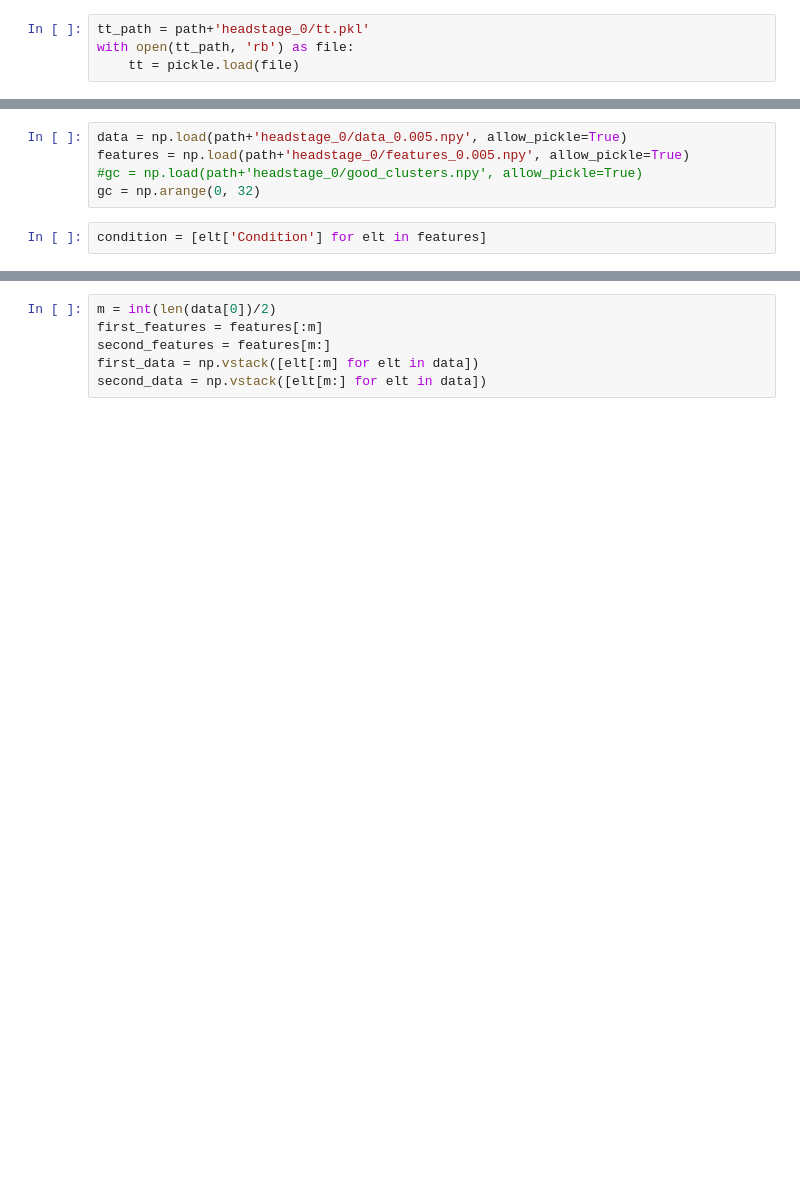
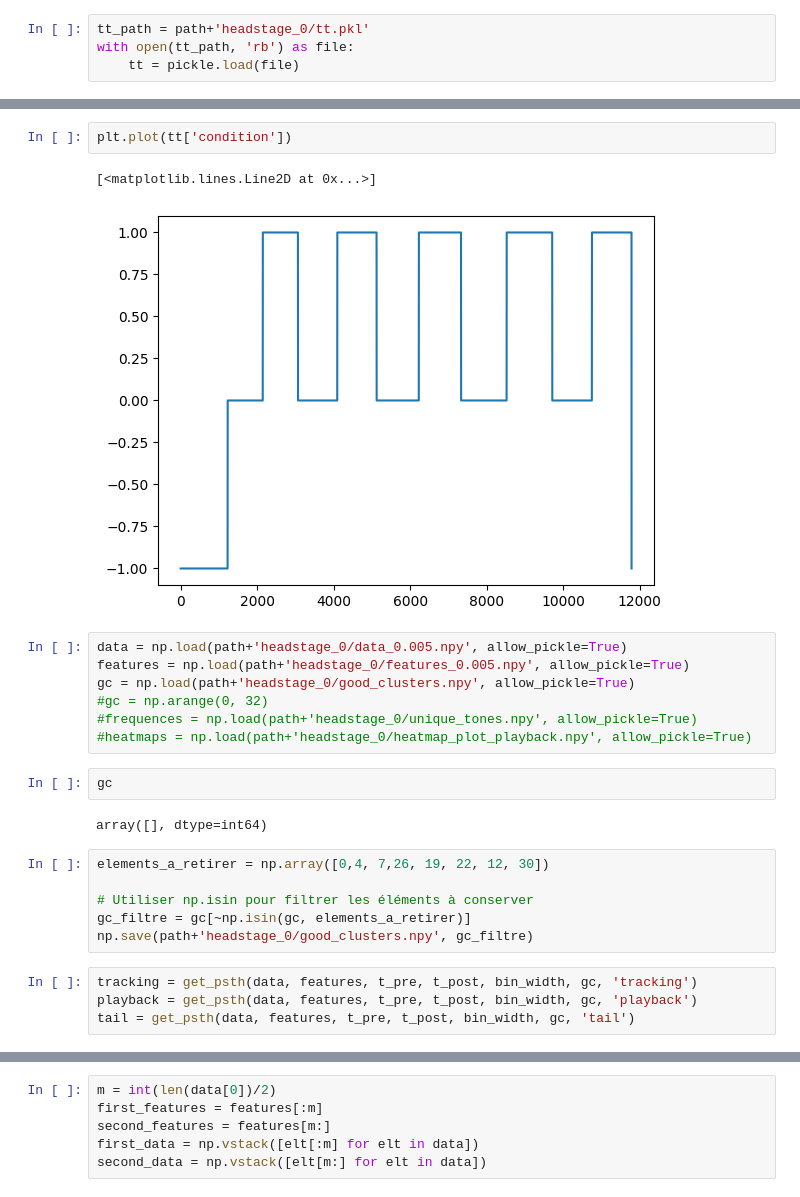
Before and after one commit to felicielevinton/analysebingobike, a Jupyter notebook: analyse_draft.ipynb, the cells around one changed output, grey strips where cells are left out. Cells and saved outputs as stored; diff of their text form; blank space fills up the shorter version.

```diff
--- a/analyse_draft.ipynb
+++ b/analyse_draft.ipynb
@@ -35,7 +144,26 @@ array(['block_0', 'block_0', 'block_0', ..., 'block_4', 'block_4',
+# %%
+plt.plot(tt['condition'])
+# %% [output]
+[<matplotlib.lines.Line2D at 0x...>]
+[figure, added]
 # %%
 data = np.load(path+'headstage_0/data_0.005.npy', allow_pickle=True)
 features = np.load(path+'headstage_0/features_0.005.npy', allow_pickle=True)
-#gc = np.load(path+'headstage_0/good_clusters.npy', allow_pickle=True)
-gc = np.arange(0, 32)
+gc = np.load(path+'headstage_0/good_clusters.npy', allow_pickle=True)
+#gc = np.arange(0, 32)
+#frequences = np.load(path+'headstage_0/unique_tones.npy', allow_pickle=True)
+#heatmaps = np.load(path+'headstage_0/heatmap_plot_playback.npy', allow_pickle=True)
-# %%
-condition = [elt['Condition'] for elt in features]
+# %%
+gc
+# %% [output]
+array([], dtype=int64)
+# %%
+elements_a_retirer = np.array([0,4, 7,26, 19, 22, 12, 30])
+
+# Utiliser np.isin pour filtrer les éléments à conserver
+gc_filtre = gc[~np.isin(gc, elements_a_retirer)]
+np.save(path+'headstage_0/good_clusters.npy', gc_filtre)
+# %%
+tracking = get_psth(data, features, t_pre, t_post, bin_width, gc, 'tracking')
+playback = get_psth(data, features, t_pre, t_post, bin_width, gc, 'playback')
+tail = get_psth(data, features, t_pre, t_post, bin_width, gc, 'tail')
```
Also changed, not shown: parts of 47 cells of this notebook, 25 other files.
